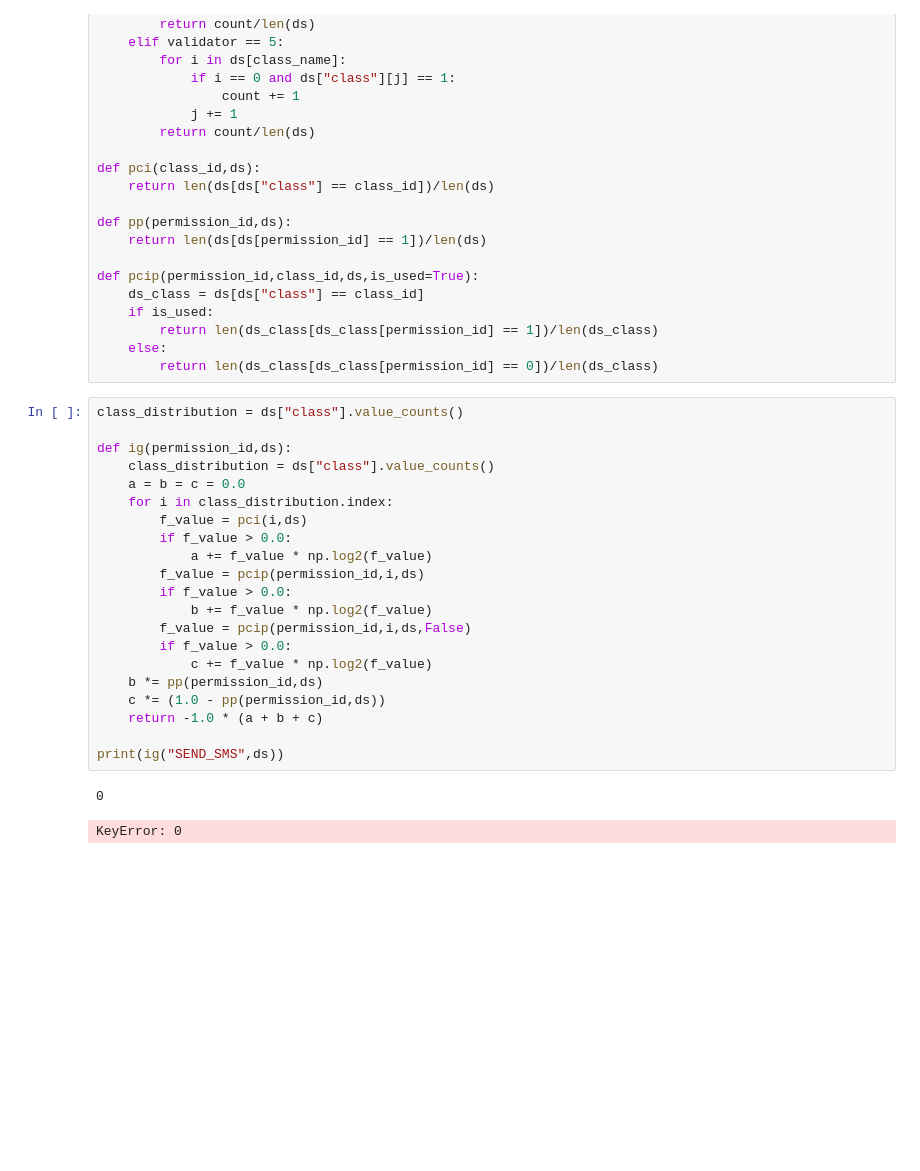
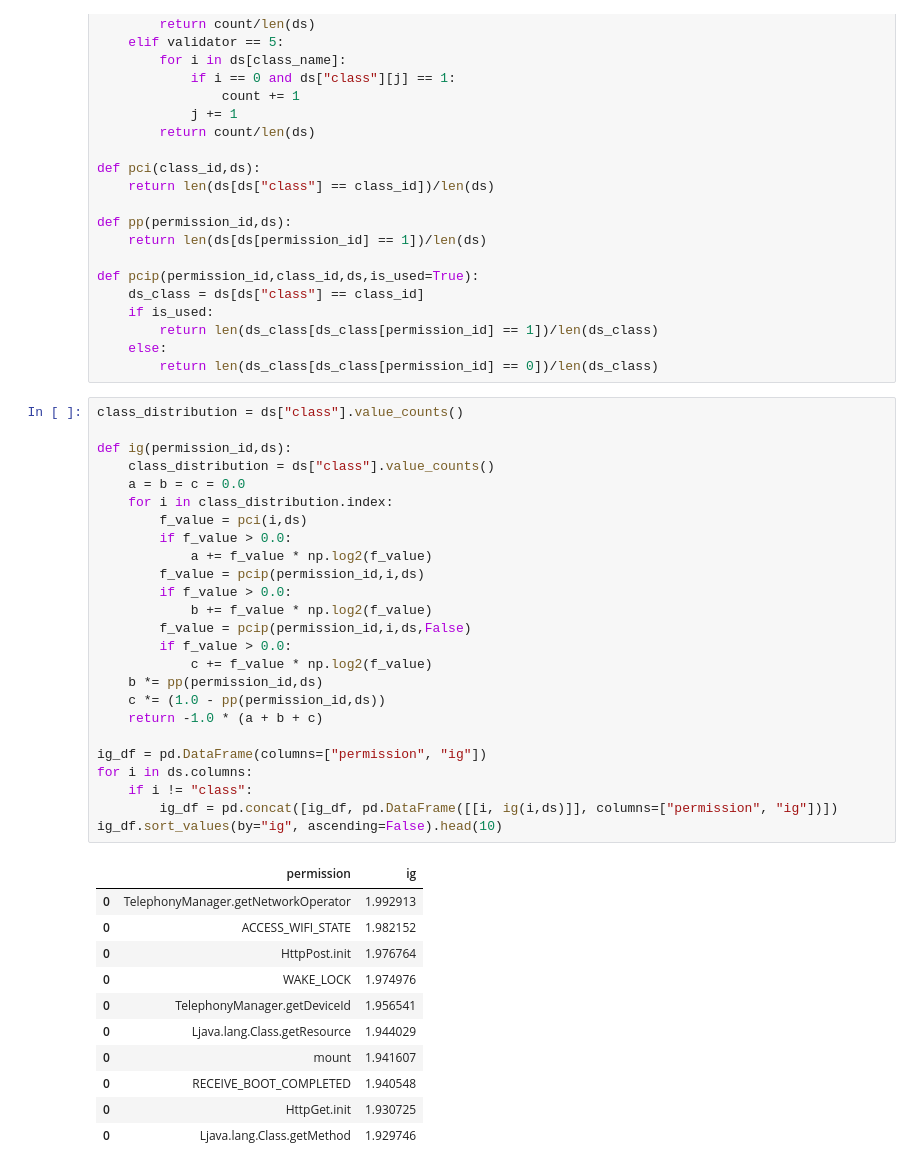
Before and after one commit to NiguXNick/DataScience, a Jupyter notebook: Filter-Based.ipynb, the cells around one changed output. Saved outputs shown, nothing was run; the diff lists cells and outputs as text; blank space fills up the shorter version.

```diff
--- a/Filter-Based.ipynb
+++ b/Filter-Based.ipynb
@@ -420,26 +420,39 @@ def pcip(permission_id,class_id,ds,is_used=True):
 # %%
 class_distribution = ds["class"].value_counts()
 
 def ig(permission_id,ds):
     class_distribution = ds["class"].value_counts()
     a = b = c = 0.0
     for i in class_distribution.index:
         f_value = pci(i,ds)
         if f_value > 0.0:
             a += f_value * np.log2(f_value)
         f_value = pcip(permission_id,i,ds)
         if f_value > 0.0:
             b += f_value * np.log2(f_value)
         f_value = pcip(permission_id,i,ds,False)
         if f_value > 0.0:
             c += f_value * np.log2(f_value)
     b *= pp(permission_id,ds)
     c *= (1.0 - pp(permission_id,ds))
     return -1.0 * (a + b + c)
 
-print(ig("SEND_SMS",ds))
+ig_df = pd.DataFrame(columns=["permission", "ig"])
+for i in ds.columns:
+    if i != "class":
+        ig_df = pd.concat([ig_df, pd.DataFrame([[i, ig(i,ds)]], columns=["permission", "ig"])])
+ig_df.sort_values(by="ig", ascending=False).head(10)
 # %% [output]
-0
-KeyError: 0
+|  | permission | ig |
+| 0 | TelephonyManager.getNetworkOperator | 1.992913 |
+| 0 | ACCESS_WIFI_STATE | 1.982152 |
+| 0 | HttpPost.init | 1.976764 |
+| 0 | WAKE_LOCK | 1.974976 |
+| 0 | TelephonyManager.getDeviceId | 1.956541 |
+| 0 | Ljava.lang.Class.getResource | 1.944029 |
+| 0 | mount | 1.941607 |
+| 0 | RECEIVE_BOOT_COMPLETED | 1.940548 |
+| 0 | HttpGet.init | 1.930725 |
+| 0 | Ljava.lang.Class.getMethod | 1.929746 |
 # %%
 def show_ig_graph():
```
Also changed, not shown: parts of 1 cell of this notebook.
